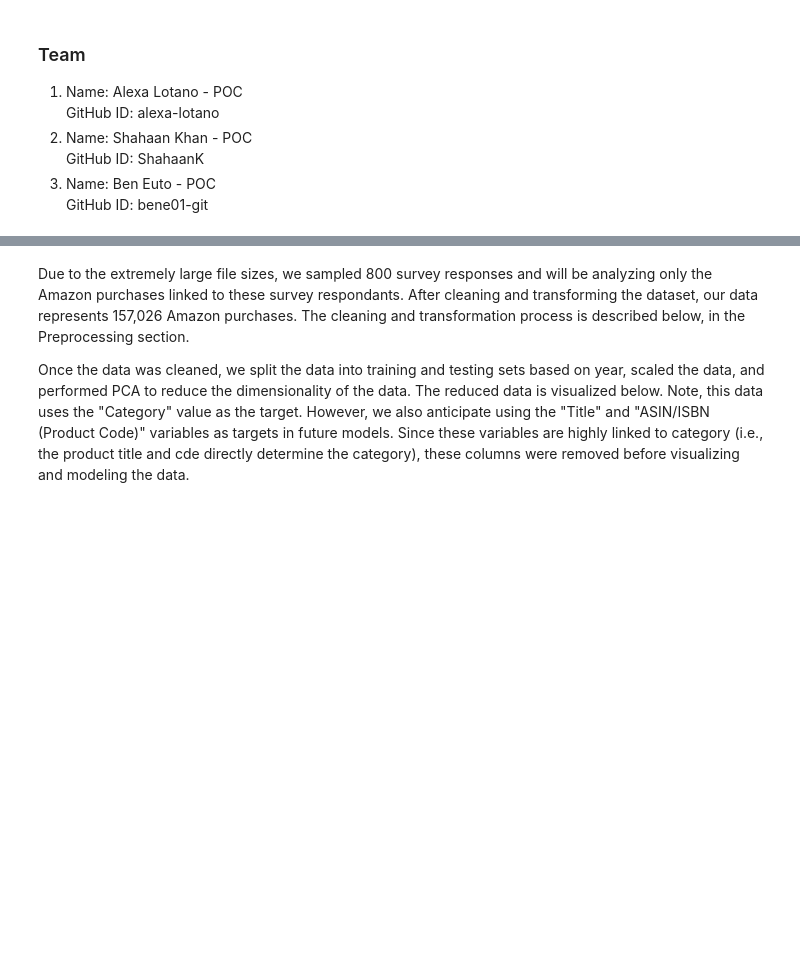
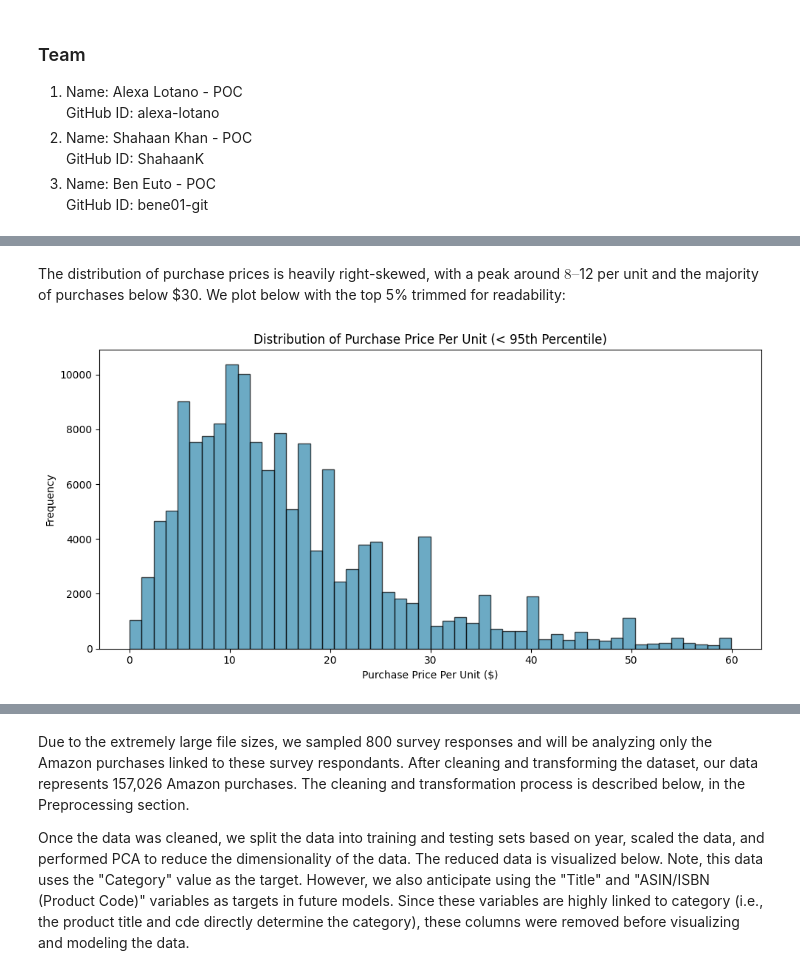
Before and after one commit to SU-IST707-SP26/group-project-bas-team, a Jupyter notebook: checkpoint/submissionDRAFT.ipynb, the cells around one changed output, grey strips where cells are left out. Saved outputs shown, nothing was run; the diff lists cells and outputs as text; code cells hidden in the pictures; blank space fills up the shorter version.

```diff
--- a/checkpoint/submissionDRAFT.ipynb
+++ b/checkpoint/submissionDRAFT.ipynb
@@ -92,3 +101,27 @@ Data Usage:
 - Responses are split relatively evenly between participants being okay with small businesses accessing amazon purchase data, with a large number of participants also reporting that they do not know
 - A large number of participants reported not being okay with the US census bureau using amazon purchase data to supplement their surveys
 - The majority of participants are okay with purchase data being used to identify societal trends and changes
+# %%
+%%capture
+import pandas as pd
+import matplotlib.pyplot as plt
+import seaborn as sns
+import numpy as np
+import warnings
+
+data = pd.read_csv("/workspaces/group-project-bas-team/data/cleaned_data.csv")
+print(f"Dataset shape: {data.shape}")
+print(f"Unique product categories: {data['Category'].nunique()}")
+# %% [markdown]
+The distribution of purchase prices is heavily right-skewed, with a peak around $8–$12 per unit and the majority of purchases below $30. We plot below with the top 5% trimmed for readability:
+# %%
+fig, ax = plt.subplots(figsize=(10, 5))
+price_data = data['Purchase Price Per Unit'][data['Purchase Price Per Unit'] < data['Purchase Price Per Unit'].quantile(0.95)]
+ax.hist(price_data, bins=50, edgecolor='black', alpha=0.7, color='#2E86AB')
+ax.set_xlabel('Purchase Price Per Unit ($)')
+ax.set_ylabel('Frequency')
+ax.set_title('Distribution of Purchase Price Per Unit (< 95th Percentile)')
+plt.tight_layout()
+plt.show()
+# %% [output]
+[figure, added]
```
Also changed, not shown: parts of 31 cells of this notebook, 1 other file.
